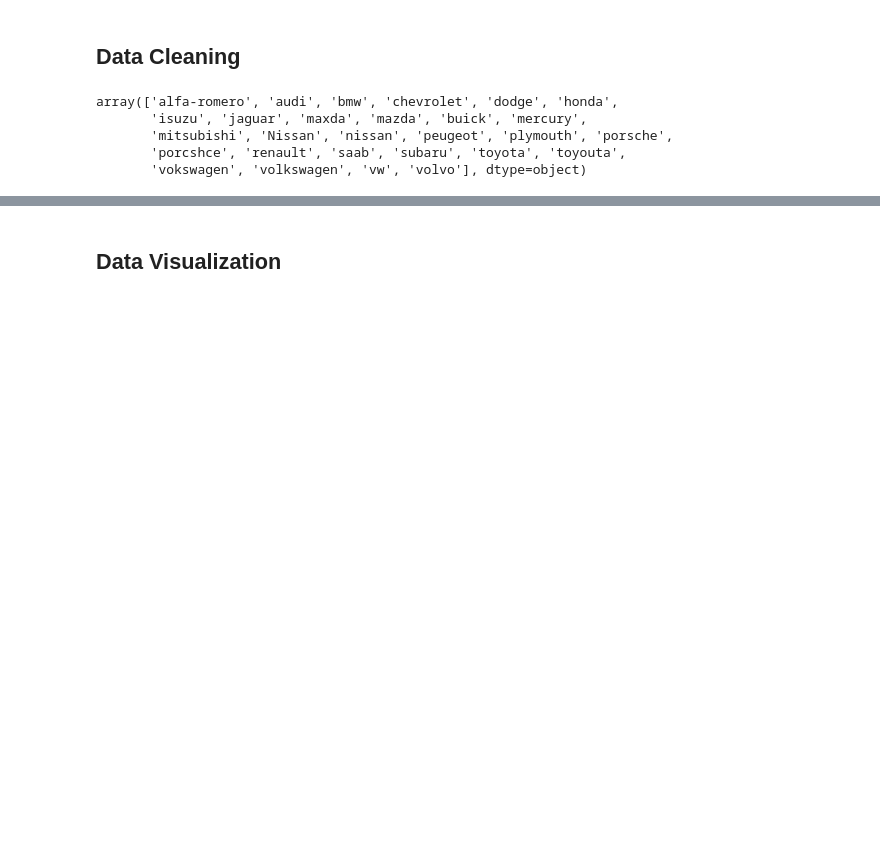
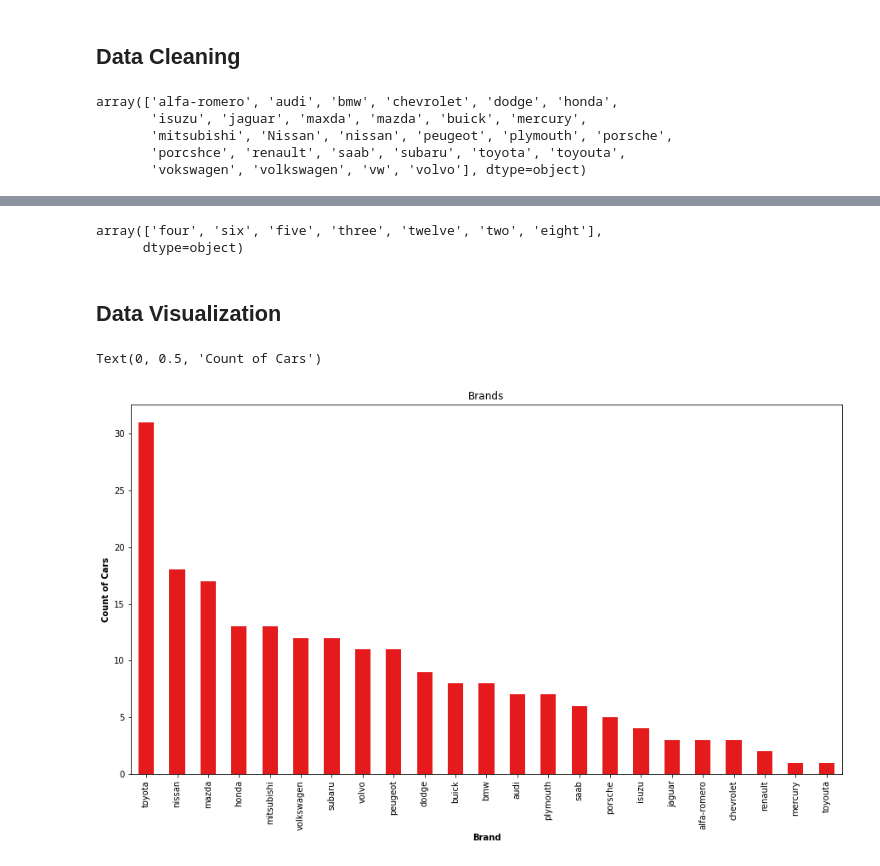
Before and after one commit to karlbehrensg/car-price-prediction, a Jupyter notebook: Car Price Prediction.ipynb, the cells around one changed output, grey strips where cells are left out. Cells and saved outputs as stored; diff of their text form; code cells hidden in the pictures; blank space fills up the shorter version.

Commit message:
Data visualization

```diff
--- a/Car Price Prediction.ipynb
+++ b/Car Price Prediction.ipynb
@@ -76,3 +82,19 @@ cars['CarName'] = cars['CarName'].replace({'maxda': 'mazda',
+# %%
+cars['doornumber'] = cars['doornumber'].replace({'two': 2, 'four': 4})
+# %%
+cars['cylindernumber'].unique()
+# %% [output]
+array(['four', 'six', 'five', 'three', 'twelve', 'two', 'eight'],
+      dtype=object)
+# %%
+cars['cylindernumber'] = cars['cylindernumber'].replace({'four': 4,
+                                                         'six': 6,
+                                                         'five': 5,
+                                                         'three': 3,
+                                                         'twelve': 12,
+                                                         'two': 2,
+                                                         'eight': 8
+                                                        })
 # %%
 cat_col = cars.select_dtypes(include=['object']).columns
 num_col = cars.select_dtypes(exclude=['object']).columns
@@ -80,3 +102,12 @@ cars_cat = cars[cat_col]
 cars_num = cars[num_col]
 # %% [markdown]
 ## Data Visualization
+# %%
+plt.rcParams['figure.figsize'] = [15, 8]
+ax = cars['CarName'].value_counts().plot(kind='bar', stacked=True, colormap='Set1')
+ax.title.set_text('Brands')
+plt.xlabel('Brand', fontweight='bold')
+plt.ylabel('Count of Cars', fontweight='bold')
+# %% [output]
+Text(0, 0.5, 'Count of Cars')
+[figure, added]
```
Also changed, not shown: parts of 9 cells of this notebook.
